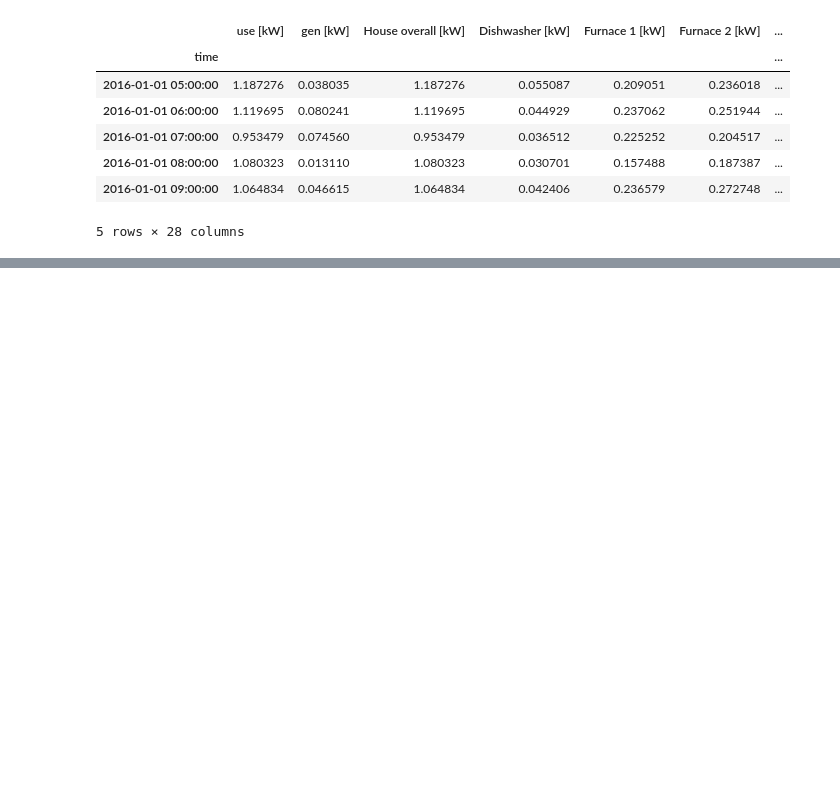
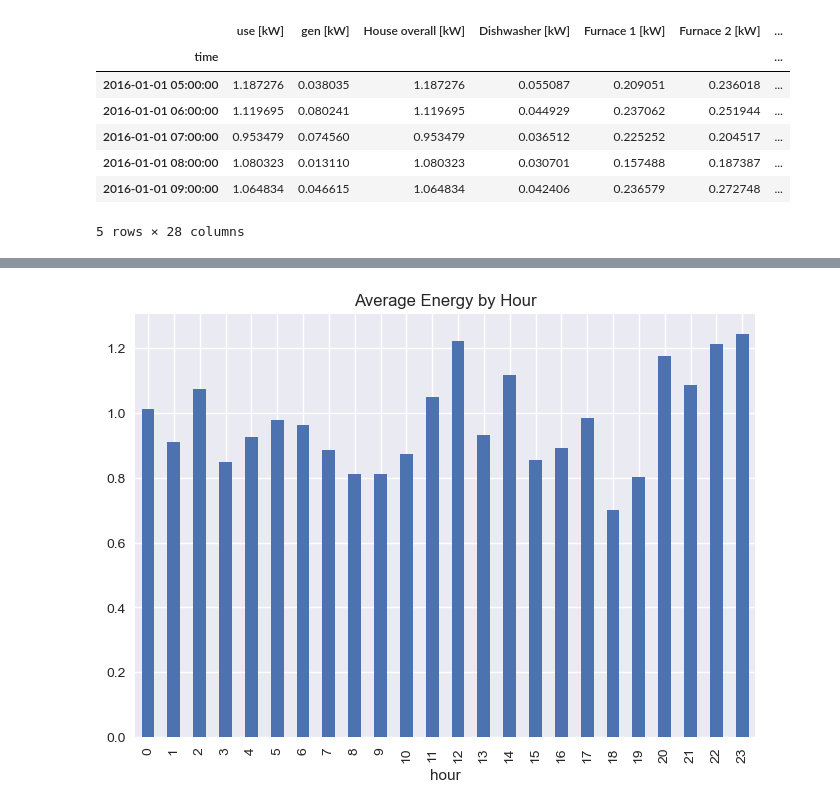
Before and after one commit to mailech/SmartEnergy-Consumption, a Jupyter notebook: Data.ipynb, the cells around one changed output, grey strips where cells are left out. Saved outputs shown, nothing was run; the diff lists cells and outputs as text; code cells hidden in the pictures; blank space fills up the shorter version.

```diff
--- a/Data.ipynb
+++ b/Data.ipynb
@@ -175,12 +102,0 @@ dtype: int64
-# %%
-df['hour'] = df.index.hour
-df['day'] = df.index.day
-df['month'] = df.index.month
-
-df['Lag_1H'] = df['House overall [kW]'].shift(60)
-df['Rolling_3H'] = df['House overall [kW]'].rolling(window=180).mean()
-
-df.dropna(inplace=True)
-# %%
-scaler = MinMaxScaler()
-df[energy_columns] = scaler.fit_transform(df[energy_columns])
@@ -211,0 +177,9 @@ R2 Score: 1.0
+# %%
+df['hour'] = df.index.hour
+hourly_pattern = df.groupby('hour')['House overall [kW]'].mean()
+
+hourly_pattern.plot(kind='bar')
+plt.title("Average Energy by Hour")
+plt.show()
+# %% [output]
+[figure, added]
```
Also changed, not shown: parts of 20 cells of this notebook, 2 other files.
